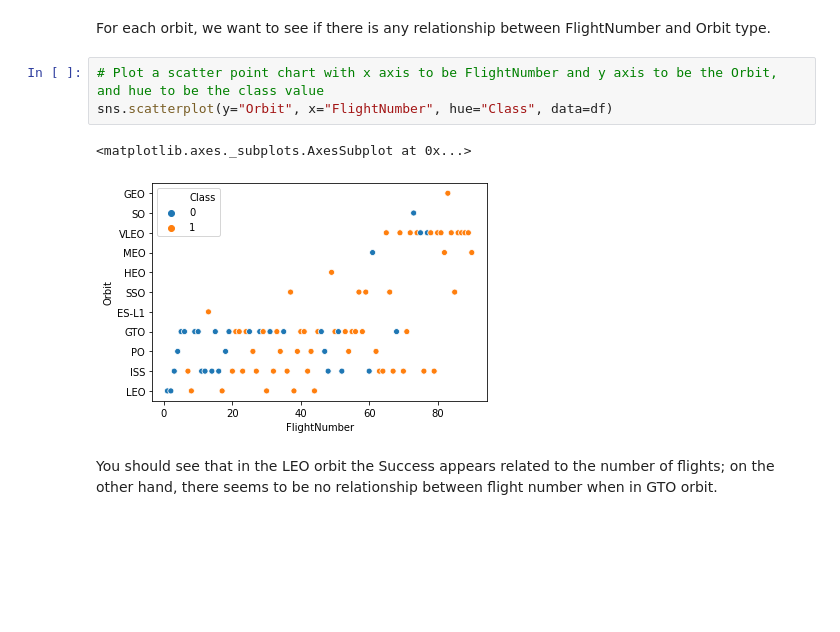
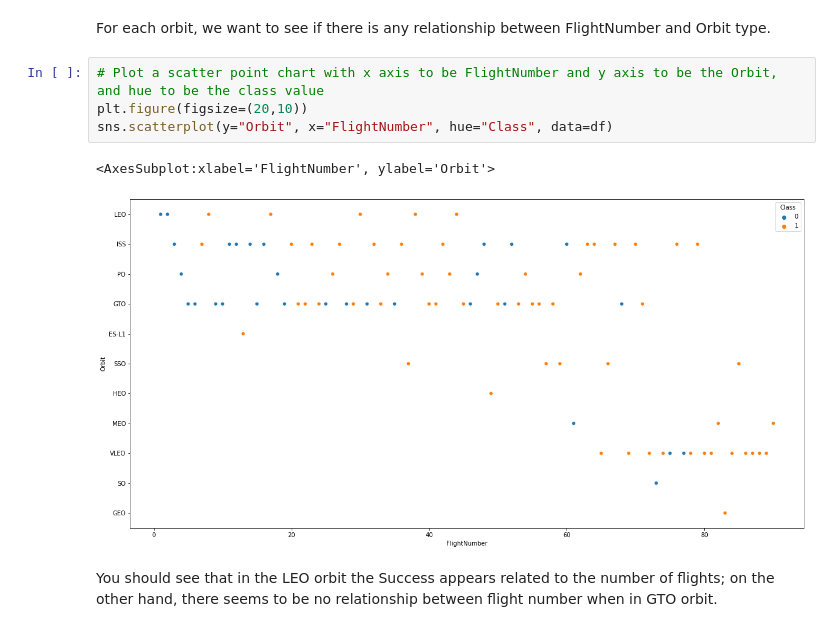
Before and after one commit to MerekeMW/IBM_data_sciense_sert, a Jupyter notebook: jupyter-labs-eda-dataviz (2).ipynb, the cells around one changed output. Cells and saved outputs as stored; diff of their text form; blank space fills up the shorter version.

```diff
--- a/jupyter-labs-eda-dataviz (2).ipynb
+++ b/jupyter-labs-eda-dataviz (2).ipynb
@@ -128,10 +133,11 @@ Analyze the ploted bar chart try to find which orbits have high sucess rate.
 For each orbit, we want to see if there is any relationship between FlightNumber and Orbit type.
 # %%
 # Plot a scatter point chart with x axis to be FlightNumber and y axis to be the Orbit, and hue to be the class value
+plt.figure(figsize=(20,10))
 sns.scatterplot(y="Orbit", x="FlightNumber", hue="Class", data=df)
 # %% [output]
-<matplotlib.axes._subplots.AxesSubplot at 0x...>
+<AxesSubplot:xlabel='FlightNumber', ylabel='Orbit'>
-[figure, old version]
+[figure, new version]
 # %% [markdown]
 You should see that in the LEO orbit the Success appears related to the number of flights; on the other hand, there seems to be no relationship between flight number when in GTO orbit.
 # %% [markdown]
```
Also changed, not shown: parts of 4 cells of this notebook.
